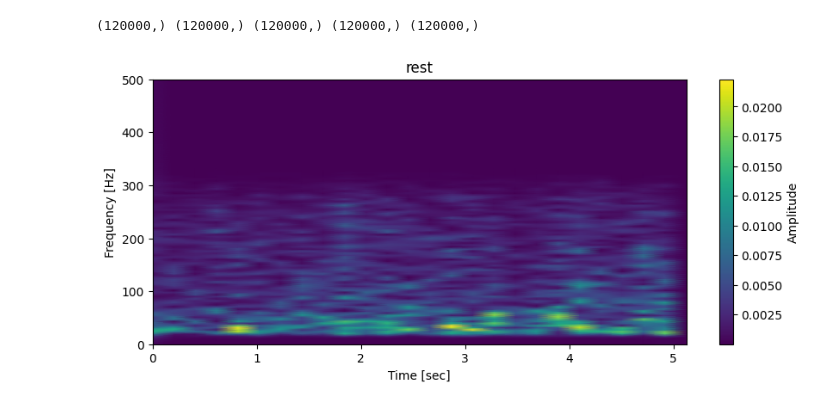
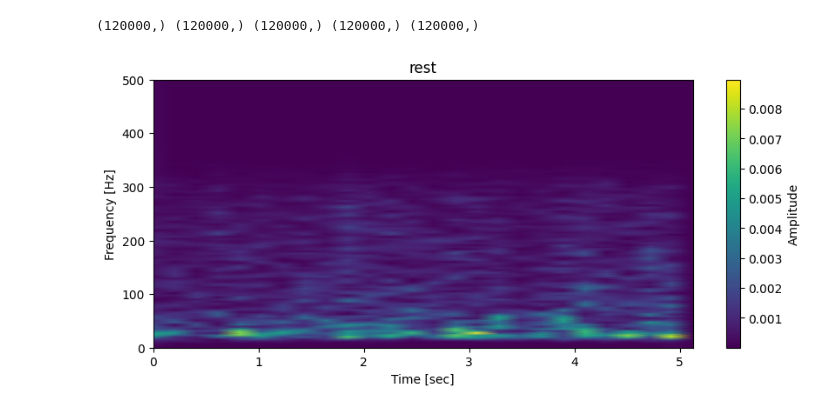
Before and after one commit to Aryanaut/ecz-ware, a Jupyter notebook: training/myoware_testing.ipynb, the cells around one changed output. Cells and saved outputs as stored; diff of their text form; code cells hidden in the pictures.

```diff
--- a/training/myoware_testing.ipynb
+++ b/training/myoware_testing.ipynb
@@ -92,20 +92,20 @@ def get_spectrogram(data: np.ndarray):
 # %%
 
 
-vishal_other = cleanup(vishal_other)[-5000:]
+vishal_other_c = cleanup(vishal_other)[-5000:]
 
-f, t, spec = stft_full(vishal_other, useNp=True)
+f, t, spec = stft_full(vishal_other_c, useNp=True)
 
 plt.figure(figsize=(10, 4))
 plt.pcolormesh(t, f, spec, shading='gouraud')
 plt.title('rest')
 plt.ylabel('Frequency [Hz]')
 plt.xlabel('Time [sec]')
 plt.colorbar(label='Amplitude')  # limit frequency range to make plot clearer
 # plt.savefig('scratch_data_800Hz.png')
 plt.show()
 # %% [output]
-[figure, old version]
+[figure, new version]
 # %%
 """
 
```
Also changed, not shown: parts of 10 cells of this notebook, 1 other file.
